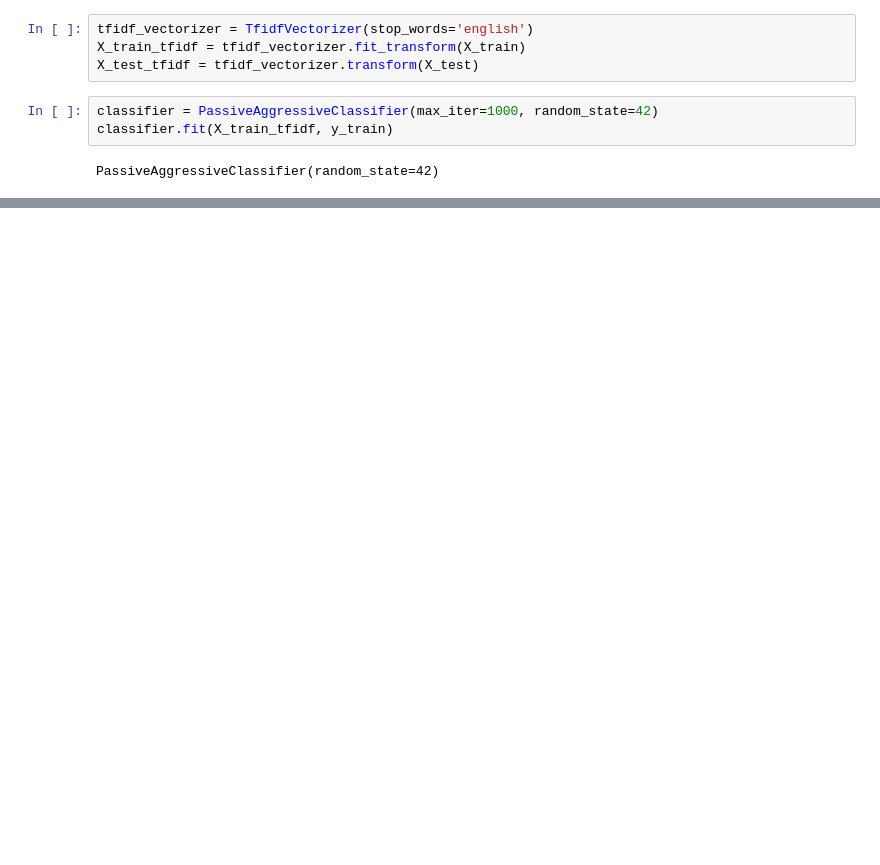
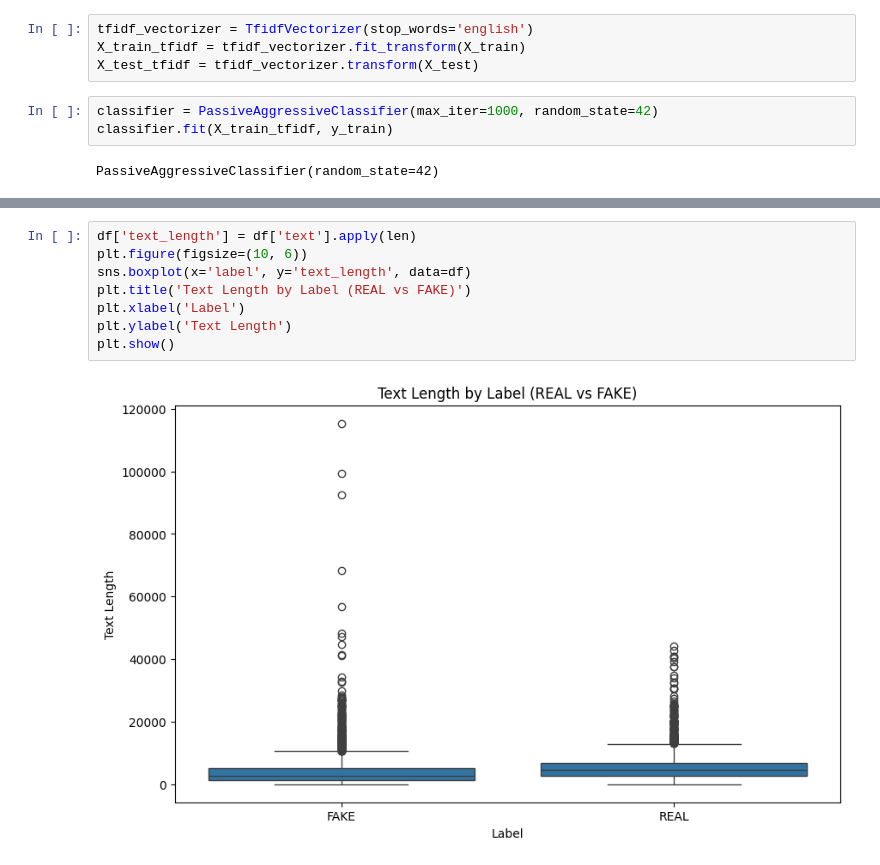
Before and after one commit to panfiloow/fake-news-detection, a Jupyter notebook: fake_news_detection_model.ipynb, the cells around one changed output, grey strips where cells are left out. Saved outputs shown, nothing was run; the diff lists cells and outputs as text; blank space fills up the shorter version.

```diff
--- a/fake_news_detection_model.ipynb
+++ b/fake_news_detection_model.ipynb
@@ -85,0 +190,10 @@ plt.show()
+# %%
+df['text_length'] = df['text'].apply(len)
+plt.figure(figsize=(10, 6))
+sns.boxplot(x='label', y='text_length', data=df)
+plt.title('Text Length by Label (REAL vs FAKE)')
+plt.xlabel('Label')
+plt.ylabel('Text Length')
+plt.show()
+# %% [output]
+[figure, added]
```
Also changed, not shown: parts of 17 cells of this notebook.
